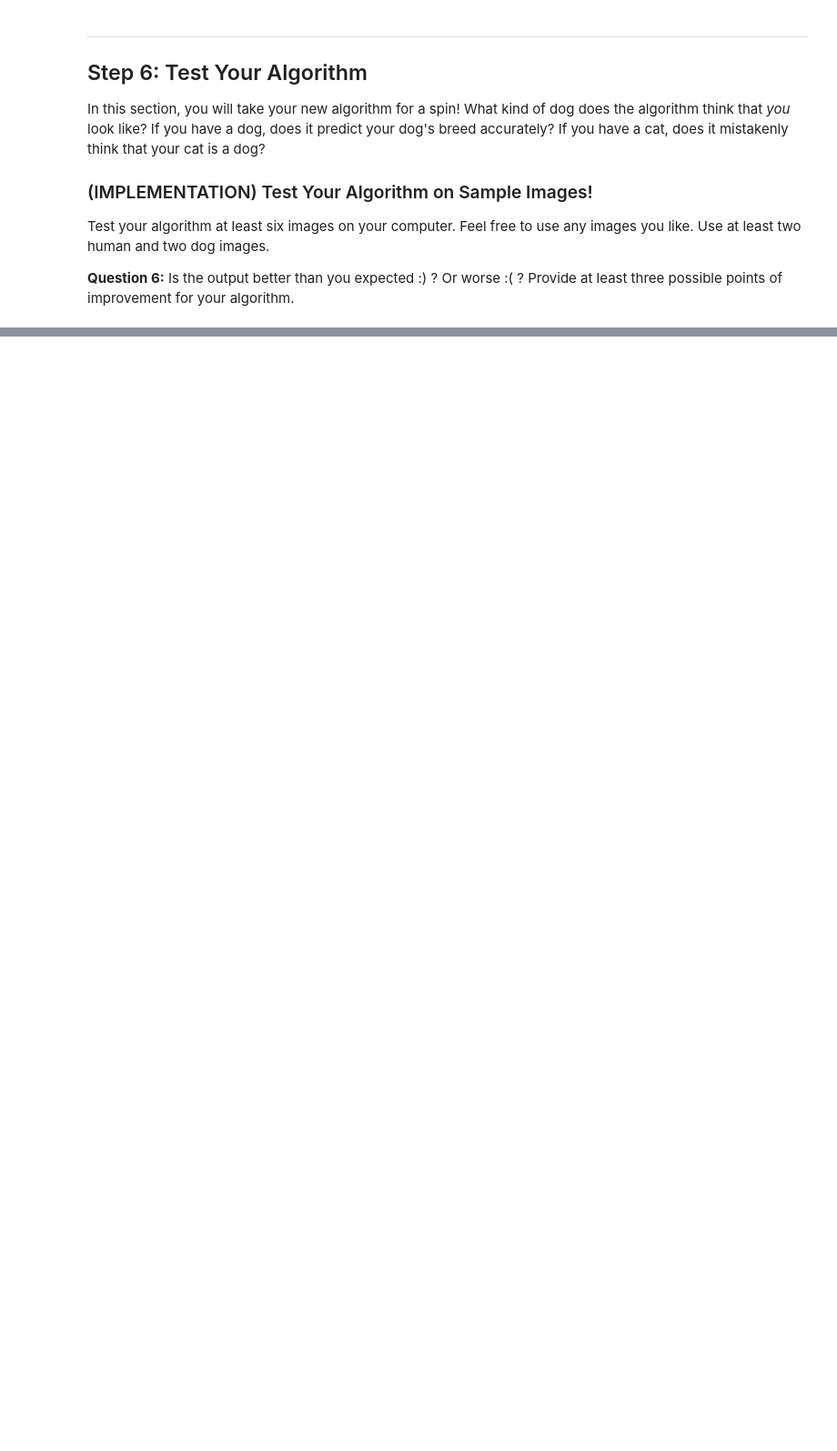
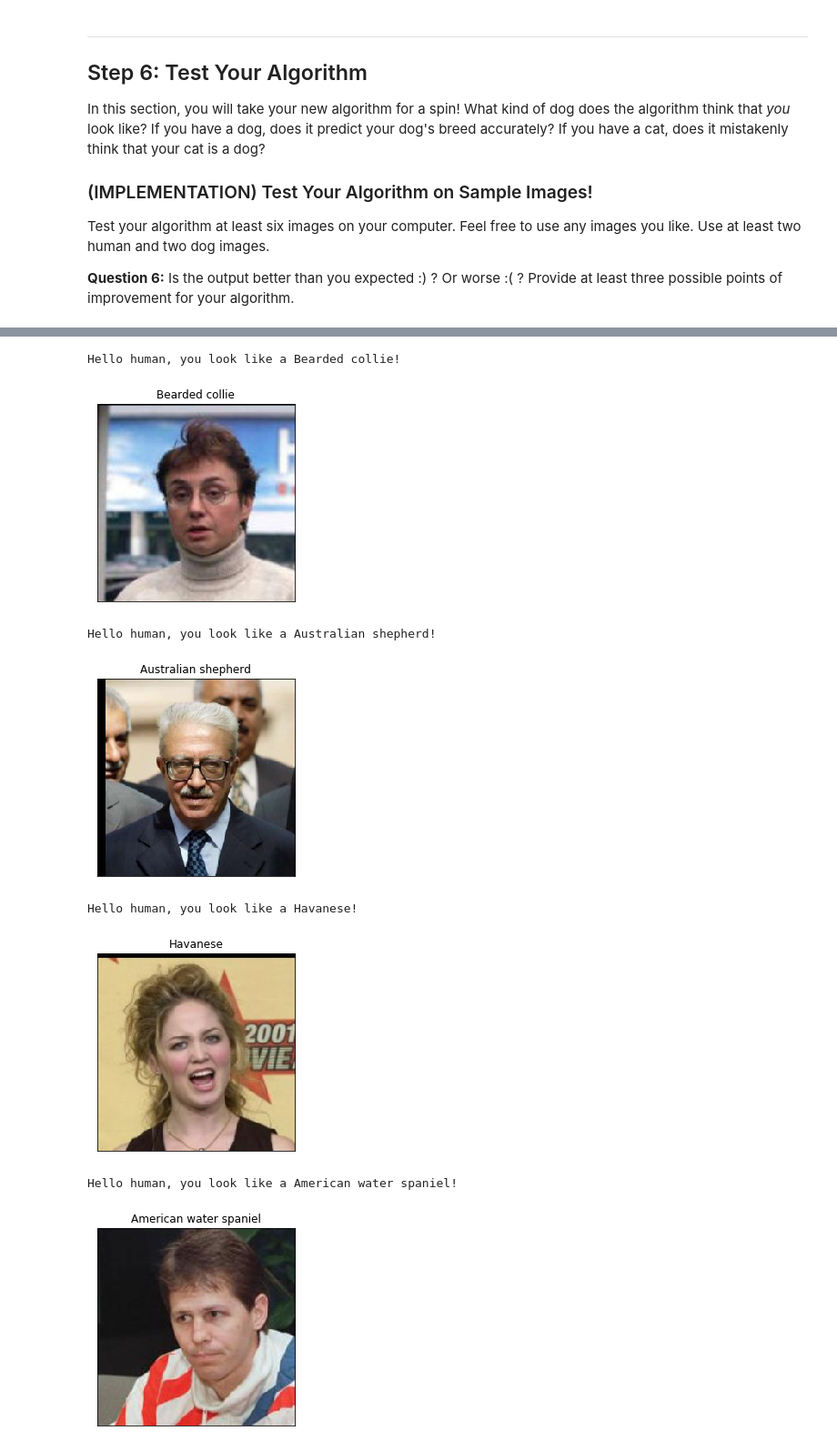
Before and after one commit to manuelzander/deep-learning-v2-pytorch, a Jupyter notebook: project-dog-classification/dog_app.ipynb, the cells around one changed output, grey strips where cells are left out. Shown at 91% size. Drawn from its saved outputs; the diff is of its cells as text; code cells hidden in the pictures; blank space fills up the shorter version.

```diff
--- a/project-dog-classification/dog_app.ipynb
+++ b/project-dog-classification/dog_app.ipynb
@@ -182,9 +235,10 @@ def VGG16_predict(img_path):
         Index corresponding to VGG-16 model's prediction
     '''
     img = Image.open(img_path)
-    img_t = transform(img)
+    img_t = transform(img).to(device)
     batch_t = torch.unsqueeze(img_t, 0)
     out = VGG16(batch_t)
+    out = out.cpu()
     _, index = torch.max(out, 1)
     return index[0].item()
 # %% [markdown]
@@ -665,11 +686,9 @@ __Answer:__
 Use the next code cell to specify a [loss function](http://pytorch.org/docs/master/nn.html#loss-functions) and [optimizer](http://pytorch.org/docs/master/optim.html).  Save the chosen loss function as `criterion_transfer`, and the optimizer as `optimizer_transfer` below.
 # %%
 criterion_transfer = nn.CrossEntropyLoss()
+criterion_transfer.to(device)
 
-if use_cuda:
-    criterion_transfer.cuda()
-
-optimizer_transfer = optim.SGD(model_transfer.parameters(), lr=0.001, momentum=0.9)
+optimizer_transfer = optim.Adam(filter(lambda p: p.requires_grad, model_transfer.parameters()), lr=0.0001)
 # %% [markdown]
 ### (IMPLEMENTATION) Train and Validate the Model
 
@@ -759,25 +765,32 @@ Some sample output for our algorithm is provided below, but feel free to design
 
 ### (IMPLEMENTATION) Write your Algorithm
 # %%
-### TODO: Write your algorithm.
-### Feel free to use as many code cells as needed.
+def display_image(img_path, title=None):
+    img = cv2.cvtColor(cv2.imread(img_path), cv2.COLOR_BGR2RGB)
+    plt.imshow(img)
+    if title is not None:
+        plt.gca().set_title(title)
+    plt.gca().set_xticks([])
+    plt.gca().set_yticks([])
+    plt.show()
 
 def run_app(img_path, model):
 
-    pred, prob = predict_breed_transfer(img_path, model)
-
+    index = predict_breed_transfer(img_path, model)
     human = face_detector(img_path)
     dog = dog_detector(img_path)
 
     if human and not dog:
-        print(f"Hello human, you look like a {class_names[pred]}! ({prob} sure)")
+        print(f"Hello human, you look like a {class_names[index]}!")
     elif not human and dog:
-        print(f"This is a dog, it looks like a {class_names[pred]}! ({prob} sure)")
+        print(f"This is a dog, it looks like a {class_names[index]}!")
     elif human and dog:
-        print(f"Hello human, it looks like you have a {class_names[pred]} there! ({prob} sure)")
+        print(f"Hello human, it looks like you have a {class_names[index]} there!")
     else:
         nooo = 100 - prob
-        print(f"Neither a human nor a dog detected, I'm {nooo} sure!")
+        print(f"Neither a human nor a dog detected!")
+
+    display_image(img_path, title=class_names[index])
 # %% [markdown]
 ---
 <a id='step6'></a>
@@ -795,14 +821,15 @@ __Answer:__ (Three possible points for improvement)
 # %%
-## TODO: Execute your algorithm from Step 6 on
-## at least 6 images on your computer.
-## Feel free to use as many code cells as needed.
-
-## suggested code, below
-for file in np.hstack((human_files[:3], dog_files[:3])):
-    run_app(file, model_transfer)
-
-humans = np.random.randint(0, high=len(human_files), size=5)
-dogs = np.random.randint(0, high=len(dog_files), size=5)
+humans = np.random.randint(0, high=len(human_files), size=10)
+dogs = np.random.randint(0, high=len(dog_files), size=10)
 
 for file in np.hstack((human_files[humans], dog_files[dogs])):
     run_app(file, model_transfer)
+# %% [output]
+Hello human, you look like a Bearded collie!
+[figure, added]
+Hello human, you look like a Australian shepherd!
+[figure, added]
+Hello human, you look like a Havanese!
+[figure, added]
+Hello human, you look like a American water spaniel!
+[figure, added]
```
Also changed, not shown: parts of 31 cells of this notebook, 1 other file.
